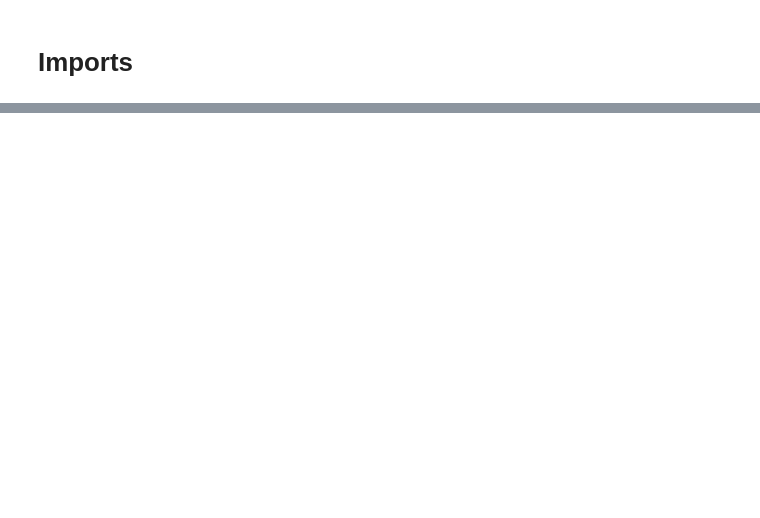
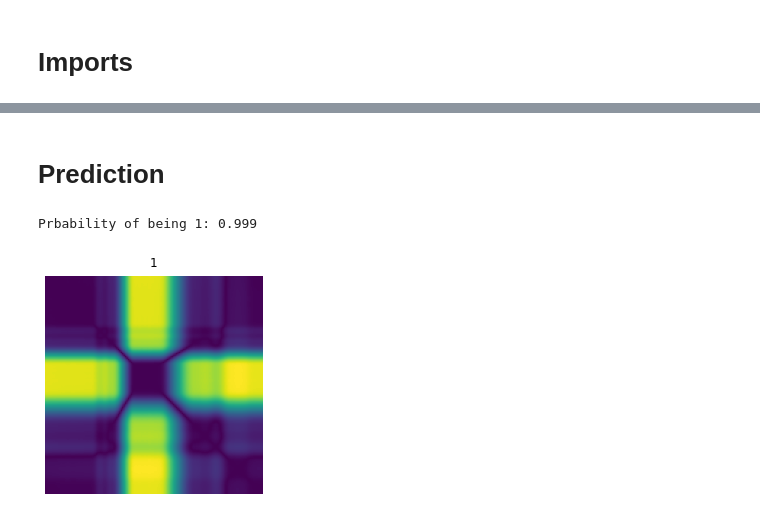
Before and after one commit to johnwslee/Data_Science_Libraries, a Jupyter notebook: recurrence_plot/recurrence_plot_test.ipynb, the cells around one changed output, grey strips where cells are left out. Cells and saved outputs as stored; diff of their text form; code cells hidden in the pictures; blank space fills up the shorter version.

```diff
--- a/recurrence_plot/recurrence_plot_test.ipynb
+++ b/recurrence_plot/recurrence_plot_test.ipynb
@@ -83,0 +131,20 @@ for idx_2 in y_train_2.tolist()[:5]:
+# %%
+class ConvolutionalNeuralNetwork(nn.Module):
+    def __init__(self):
+        super(ConvolutionalNeuralNetwork, self).__init__()
+        self.main = nn.Sequential(
+            nn.Conv2d(1, 3, (3, 3), padding=1),         # 3, 150 x 150
+            nn.ReLU(),
+            nn.MaxPool2d((10, 10)),                        # 3, 15 x 15
+            #nn.Dropout(0.2),
+            nn.Conv2d(3, 1, (3, 3), padding=1),         #  1, 15 x 15
+            nn.ReLU(),
+            nn.MaxPool2d((5, 5)),                        #  1,  3 x 3
+            #nn.Dropout(0.2),
+            nn.Flatten(),                                #  9
+            nn.Linear(9, 1)
+        )
+
+    def forward(self, x):
+        logits = self.main(x)
+        return logits
@@ -83,0 +247,5 @@ for idx_2 in y_train_2.tolist()[:5]:
+# %%
+criterion = nn.BCEWithLogitsLoss()
+optimizer = torch.optim.Adam(model.parameters())
+# %%
+trainer(model, criterion, optimizer, trainloader, validloader, epochs=2000, verbose=True)
@@ -83,0 +274,16 @@ for idx_2 in y_train_2.tolist()[:5]:
+# %% [markdown]
+# Prediction
+# %%
+model.eval()
+with torch.no_grad():
+    img= next(iter(trainloader))[0][0]
+    y_prob = torch.sigmoid(model(img[None, :, :, :]))
+    y_class = int(y_prob > 0.5)
+    print(f"Prbability of being 1: {y_prob.item():.3g}")
+
+    plt.imshow(img.permute(1, 2, 0))
+    plt.axis("off")
+    plt.title(f"{['0', '1'][y_class]}", pad=10);
+# %% [output]
+Prbability of being 1: 0.999
+[figure, added]
```
Also changed, not shown: parts of 31 cells of this notebook.
